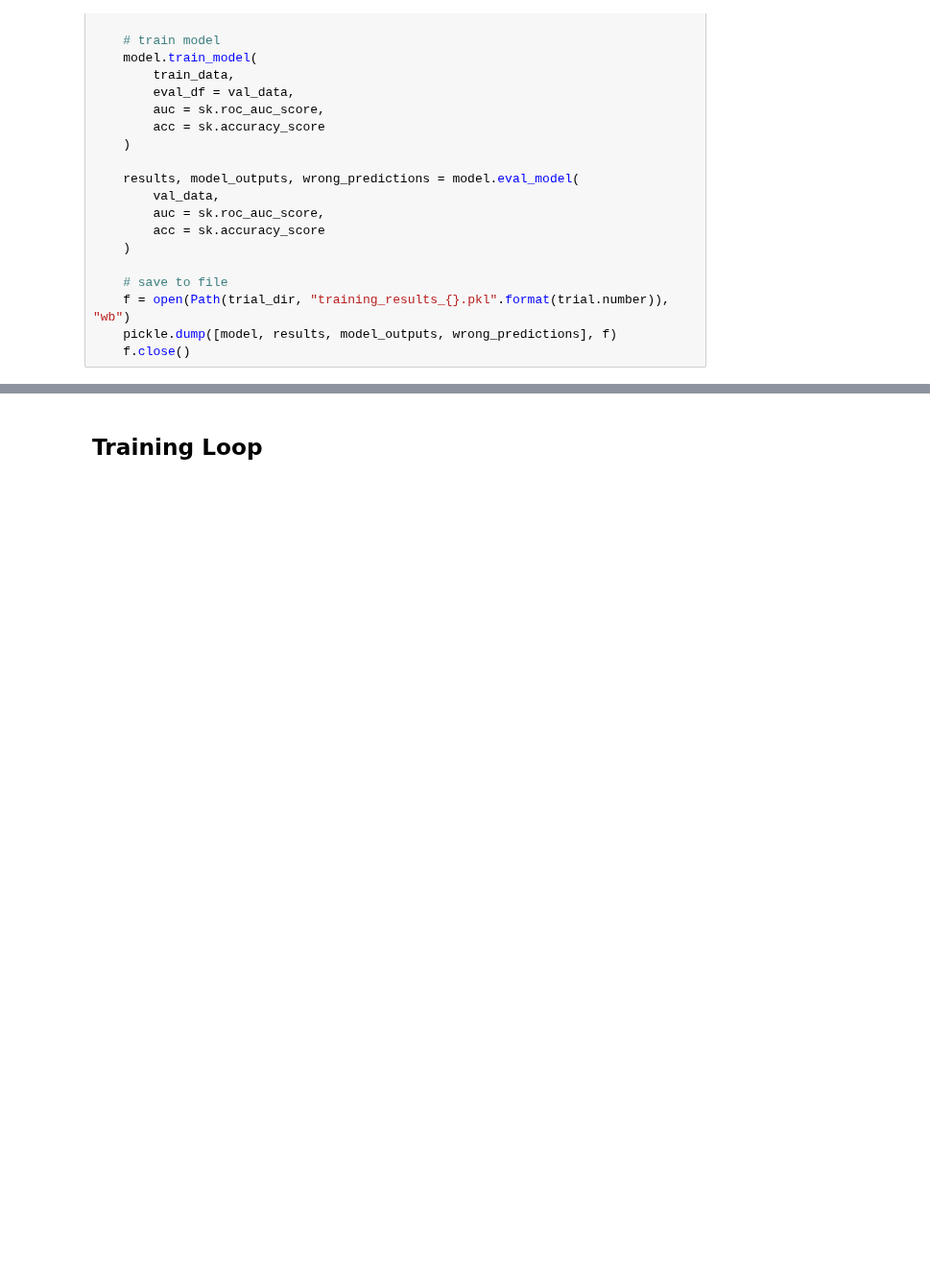
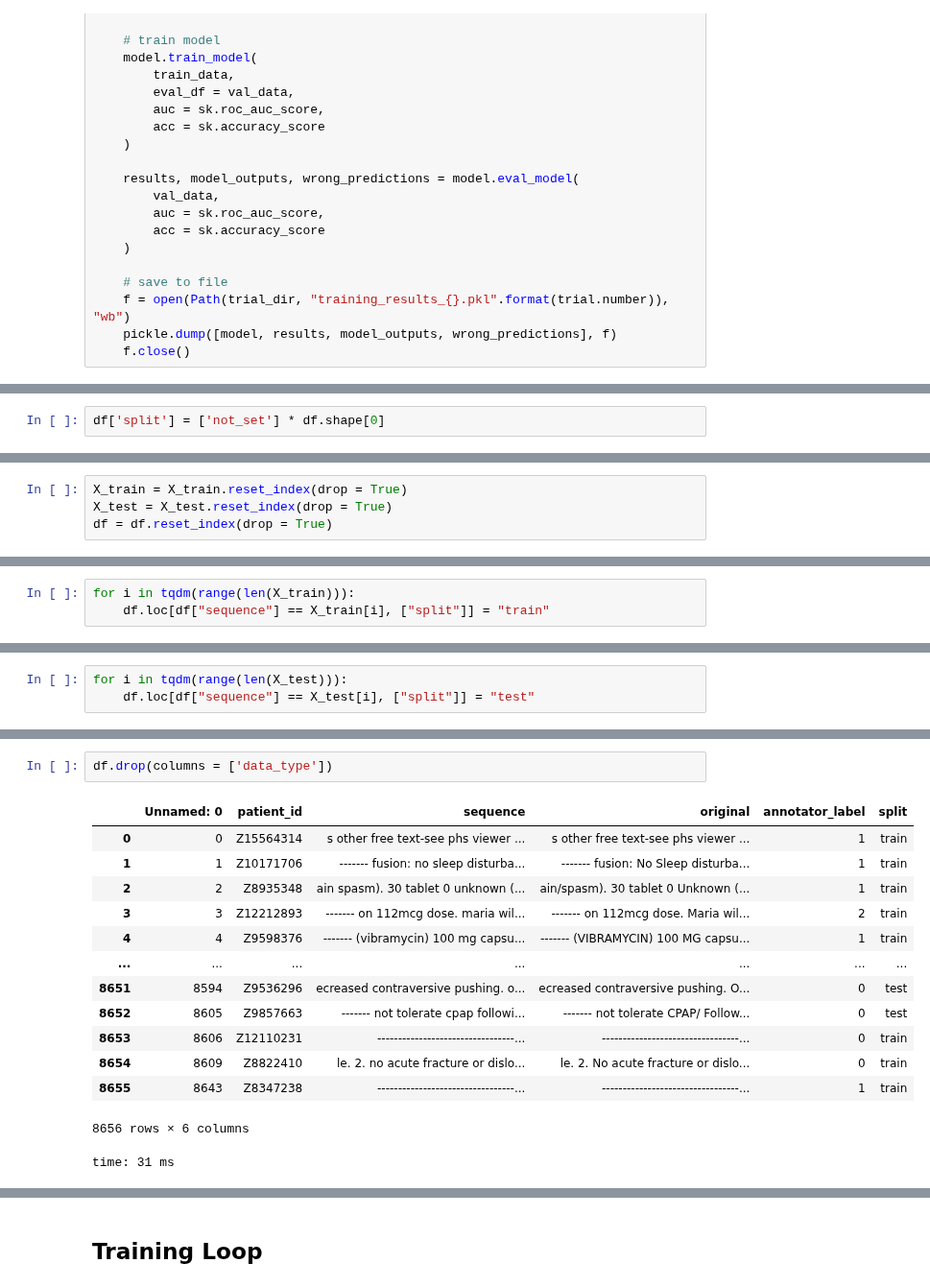
Before and after one commit to anaconda121/NeuraHealth, a Jupyter notebook: Modeling/BERT.ipynb, the cells around one changed output, grey strips where cells are left out. Shown at 96% size. Saved outputs shown, nothing was run; the diff lists cells and outputs as text; blank space fills up the shorter version.

```diff
--- a/Modeling/BERT.ipynb
+++ b/Modeling/BERT.ipynb
@@ -231,0 +305,2 @@ def objective(trial):
+# %%
+df['split'] = ['not_set'] * df.shape[0]
@@ -231,0 +309,4 @@ def objective(trial):
+# %%
+X_train = X_train.reset_index(drop = True)
+X_test = X_test.reset_index(drop = True)
+df = df.reset_index(drop = True)
@@ -231,0 +322,3 @@ def objective(trial):
+# %%
+for i in tqdm(range(len(X_train))):
+    df.loc[df["sequence"] == X_train[i], ["split"]] = "train"
@@ -231,0 +327,3 @@ def objective(trial):
+# %%
+for i in tqdm(range(len(X_test))):
+    df.loc[df["sequence"] == X_test[i], ["split"]] = "test"
@@ -231,0 +372,17 @@ def objective(trial):
+# %%
+df.drop(columns = ['data_type'])
+# %% [output]
+|  | Unnamed: 0 | patient_id | sequence | original | annotator_label | split |
+| 0 | 0 | Z15564314 | s other free text-see phs viewer ... | s other free text-see phs viewer ... | 1 | train |
+| 1 | 1 | Z10171706 | ------- fusion: no sleep disturba... | ------- fusion: No Sleep disturba... | 1 | train |
+| 2 | 2 | Z8935348 | ain spasm). 30 tablet 0 unknown (... | ain/spasm). 30 tablet 0 Unknown (... | 1 | train |
+| 3 | 3 | Z12212893 | ------- on 112mcg dose. maria wil... | ------- on 112mcg dose. Maria wil... | 2 | train |
+| 4 | 4 | Z9598376 | ------- (vibramycin) 100 mg capsu... | ------- (VIBRAMYCIN) 100 MG capsu... | 1 | train |
+| ... | ... | ... | ... | ... | ... | ... |
+| 8651 | 8594 | Z9536296 | ecreased contraversive pushing. o... | ecreased contraversive pushing. O... | 0 | test |
+| 8652 | 8605 | Z9857663 | ------- not tolerate cpap followi... | ------- not tolerate CPAP/ Follow... | 0 | test |
+| 8653 | 8606 | Z12110231 | ---------------------------------... | ---------------------------------... | 0 | train |
+| 8654 | 8609 | Z8822410 | le. 2. no acute fracture or dislo... | le. 2. No acute fracture or dislo... | 0 | train |
+| 8655 | 8643 | Z8347238 | ---------------------------------... | ---------------------------------... | 1 | train |
+8656 rows × 6 columns
+time: 31 ms
```
Also changed, not shown: parts of 27 cells of this notebook.
